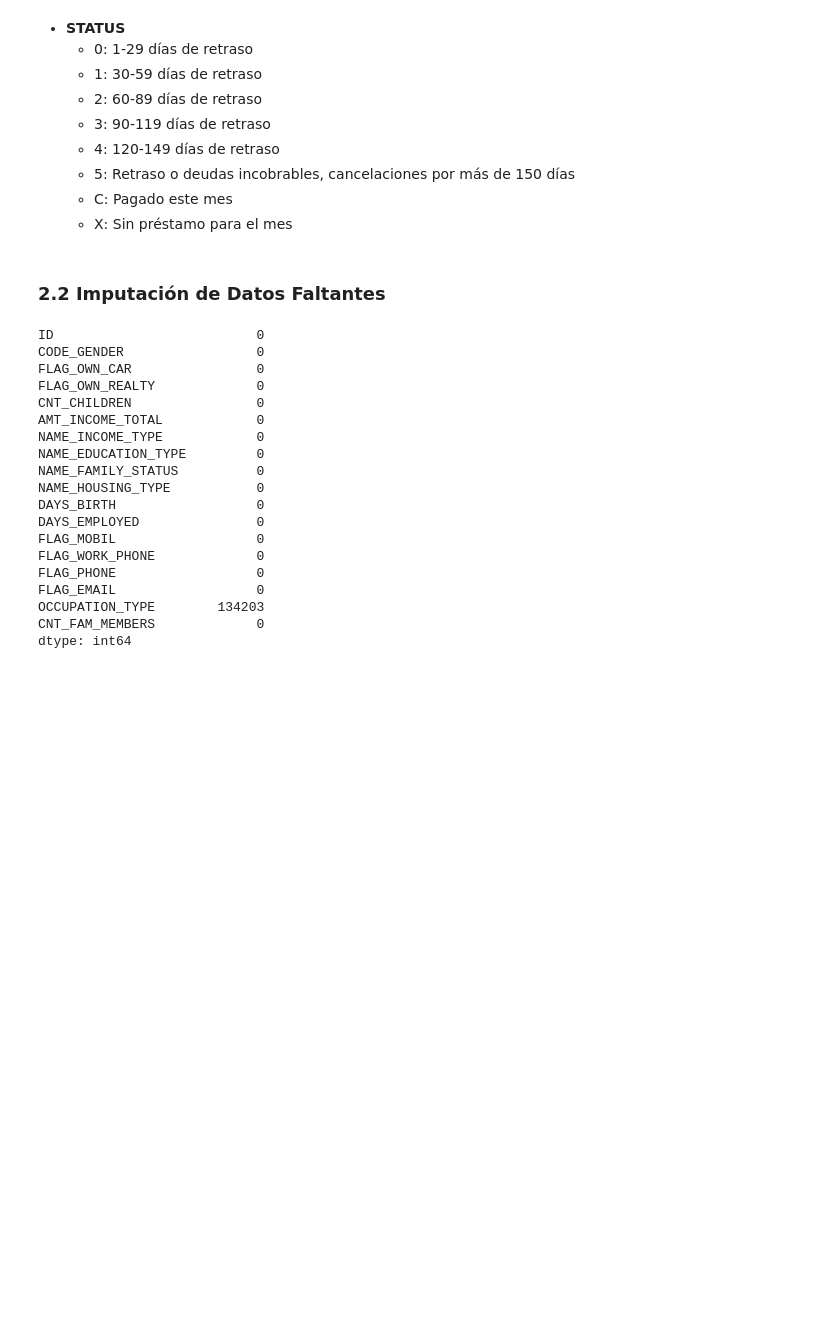
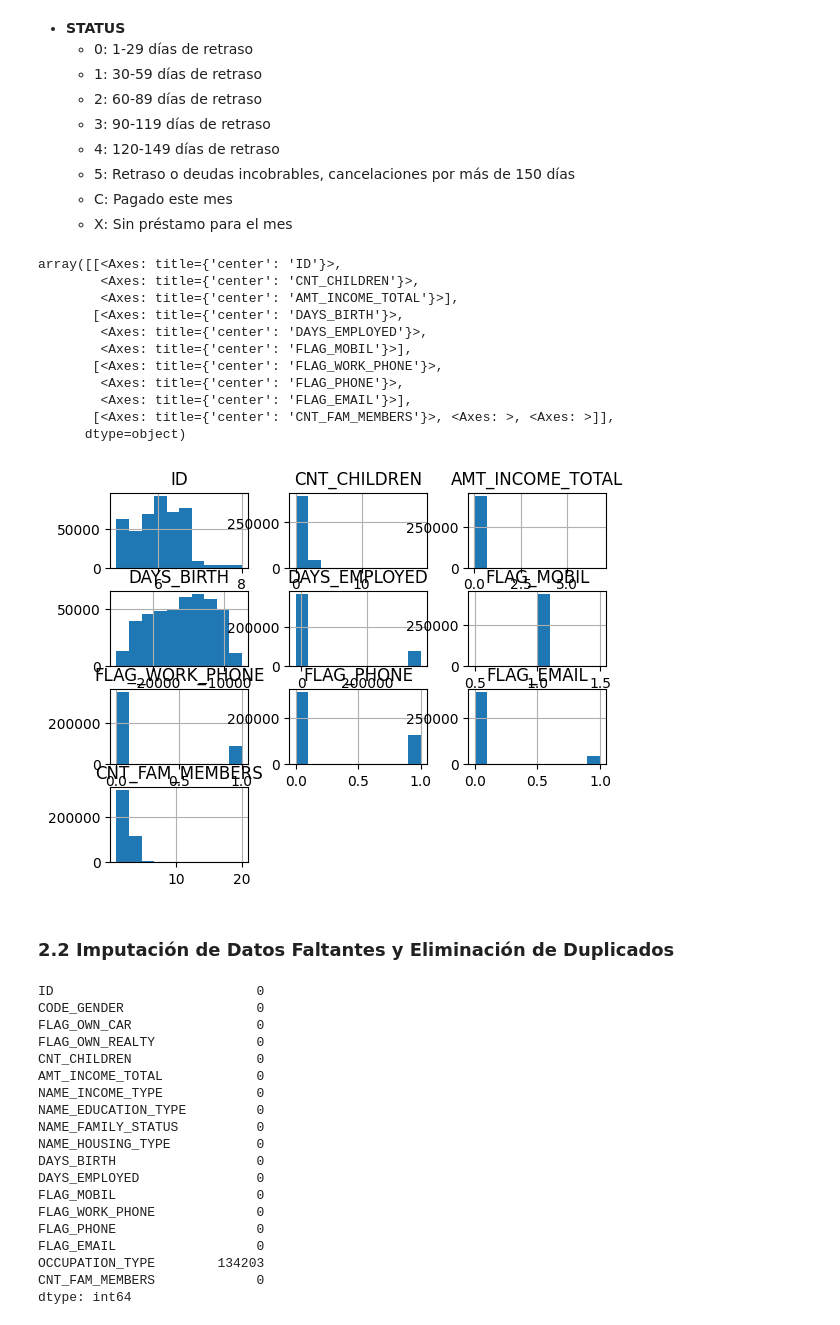
Before and after one commit to ValentinaCadena/CreditApprovalML, a Jupyter notebook: main.ipynb, the cells around one changed output. Saved outputs shown, nothing was run; the diff lists cells and outputs as text; code cells hidden in the pictures; blank space fills up the shorter version.

```diff
--- a/main.ipynb
+++ b/main.ipynb
@@ -183,6 +273,21 @@ STATUS: ['X' '0' 'C' '1' '2' '3' '4' '5']
   - 5: Retraso o deudas incobrables, cancelaciones por más de 150 días
   - C: Pagado este mes
   - X: Sin préstamo para el mes
+# %%
+application_df.hist()
+# %% [output]
+array([[<Axes: title={'center': 'ID'}>,
+        <Axes: title={'center': 'CNT_CHILDREN'}>,
+        <Axes: title={'center': 'AMT_INCOME_TOTAL'}>],
+       [<Axes: title={'center': 'DAYS_BIRTH'}>,
+        <Axes: title={'center': 'DAYS_EMPLOYED'}>,
+        <Axes: title={'center': 'FLAG_MOBIL'}>],
+       [<Axes: title={'center': 'FLAG_WORK_PHONE'}>,
+        <Axes: title={'center': 'FLAG_PHONE'}>,
+        <Axes: title={'center': 'FLAG_EMAIL'}>],
+       [<Axes: title={'center': 'CNT_FAM_MEMBERS'}>, <Axes: >, <Axes: >]],
+      dtype=object)
+[figure, added]
 # %% [markdown]
-### 2.2 Imputación de Datos Faltantes
+### 2.2 Imputación de Datos Faltantes y Eliminación de Duplicados
 # %%
```
Also changed, not shown: parts of 66 cells of this notebook.
